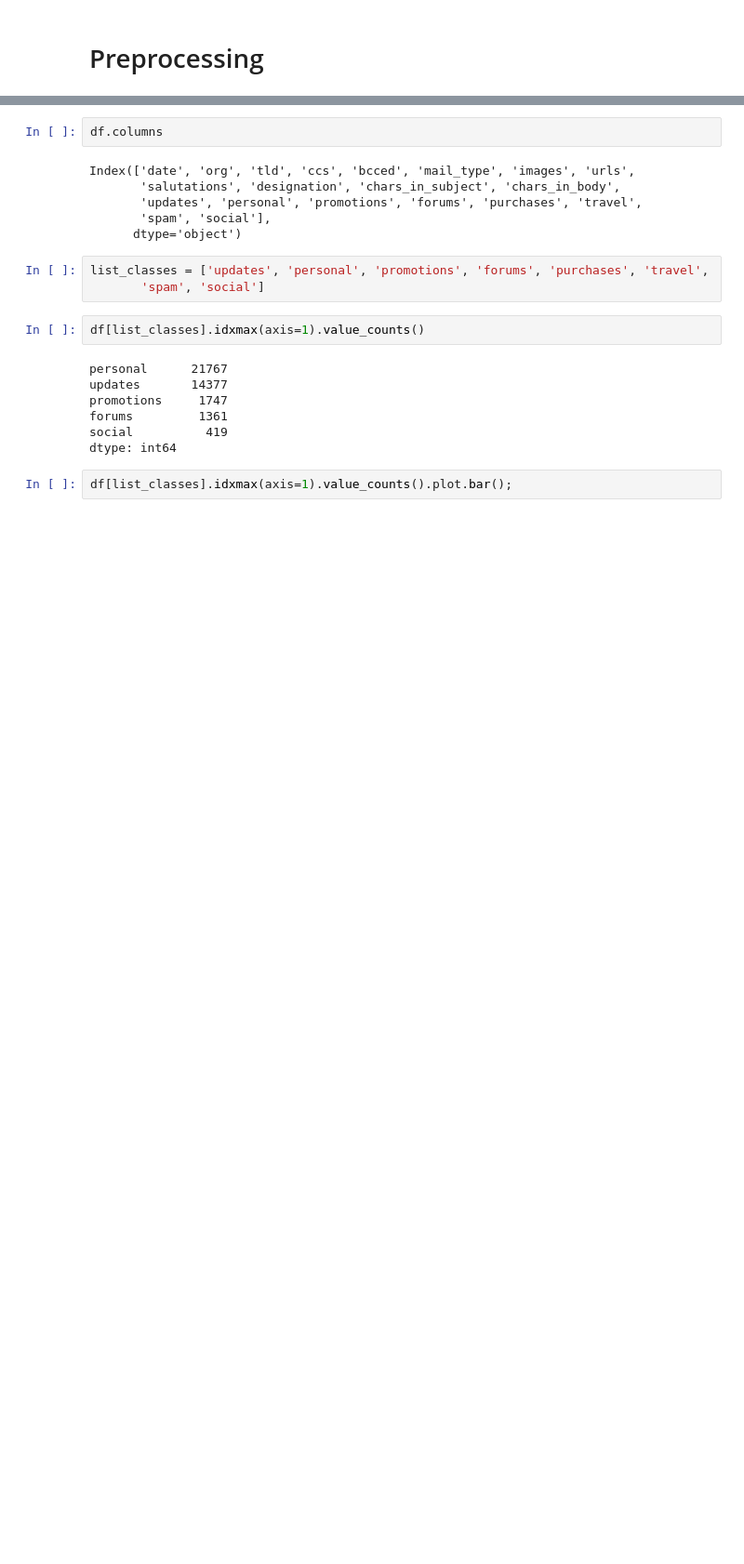
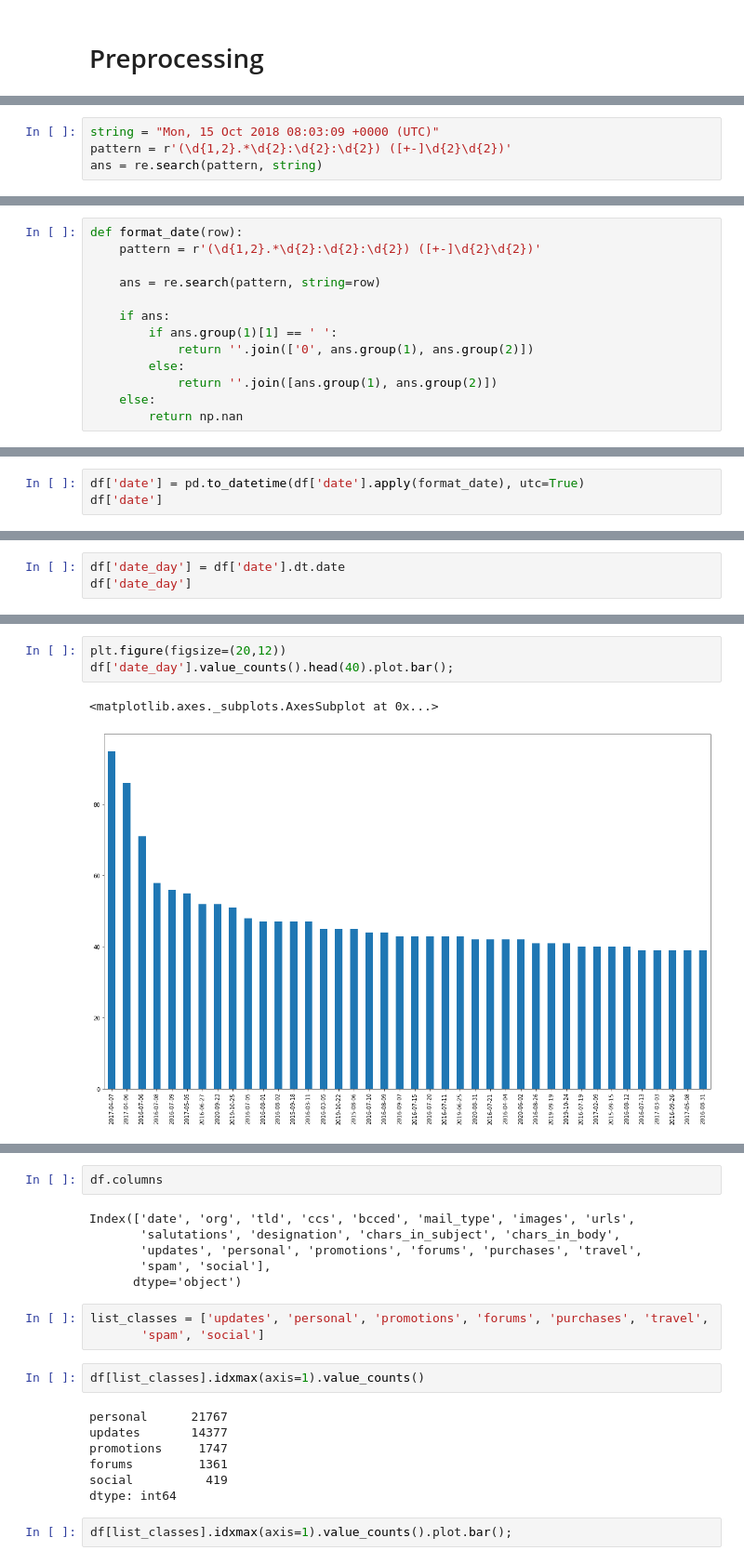
Before and after one commit to tonywu71/multi-label-email-classifier, a Jupyter notebook: kaggle_challenge.ipynb, the cells around one changed output, grey strips where cells are left out. Shown at 93% size. Cells and saved outputs as stored; diff of their text form; blank space fills up the shorter version.

Commit message:
#feat: datetime preprocessing

```diff
--- a/kaggle_challenge.ipynb
+++ b/kaggle_challenge.ipynb
@@ -119,0 +133,4 @@ dtype: int64
+# %%
+string = "Mon, 15 Oct 2018 08:03:09 +0000 (UTC)"
+pattern = r'(\d{1,2}.*\d{2}:\d{2}:\d{2}) ([+-]\d{2}\d{2})'
+ans = re.search(pattern, string)
@@ -131,0 +150,13 @@ re.search(pattern=r'(\d{1,2} .*\))', string=string)[0]
+# %%
+def format_date(row):
+    pattern = r'(\d{1,2}.*\d{2}:\d{2}:\d{2}) ([+-]\d{2}\d{2})'
+
+    ans = re.search(pattern, string=row)
+
+    if ans:
+        if ans.group(1)[1] == ' ':
+            return ''.join(['0', ans.group(1), ans.group(2)])
+        else:
+            return ''.join([ans.group(1), ans.group(2)])
+    else:
+        return np.nan
@@ -131,0 +165,3 @@ re.search(pattern=r'(\d{1,2} .*\))', string=string)[0]
+# %%
+df['date'] = pd.to_datetime(df['date'].apply(format_date), utc=True)
+df['date']
@@ -131,0 +194,3 @@ re.search(pattern=r'(\d{1,2} .*\))', string=string)[0]
+# %%
+df['date_day'] = df['date'].dt.date
+df['date_day']
@@ -131,0 +212,6 @@ re.search(pattern=r'(\d{1,2} .*\))', string=string)[0]
+# %%
+plt.figure(figsize=(20,12))
+df['date_day'].value_counts().head(40).plot.bar();
+# %% [output]
+<matplotlib.axes._subplots.AxesSubplot at 0x...>
+[figure, added]
```
Also changed, not shown: parts of 21 cells of this notebook, 1 other file.
